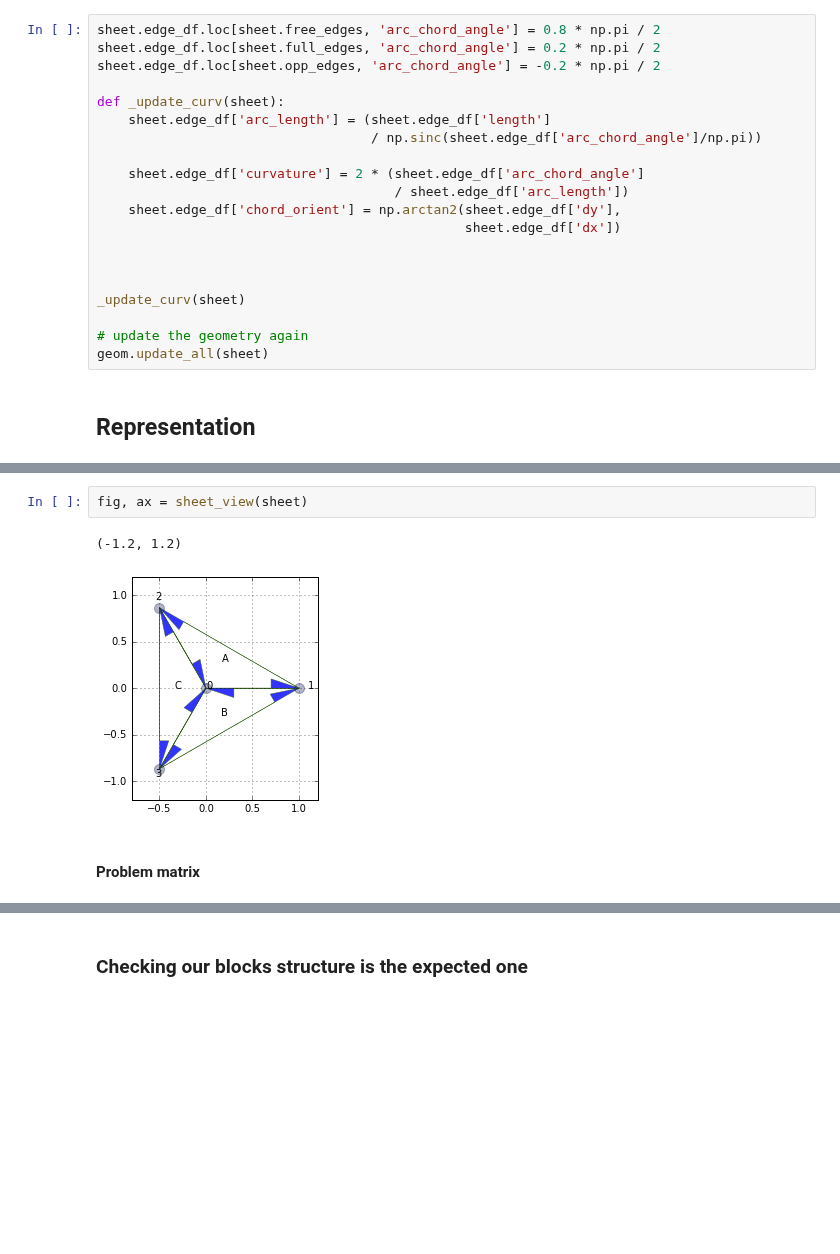
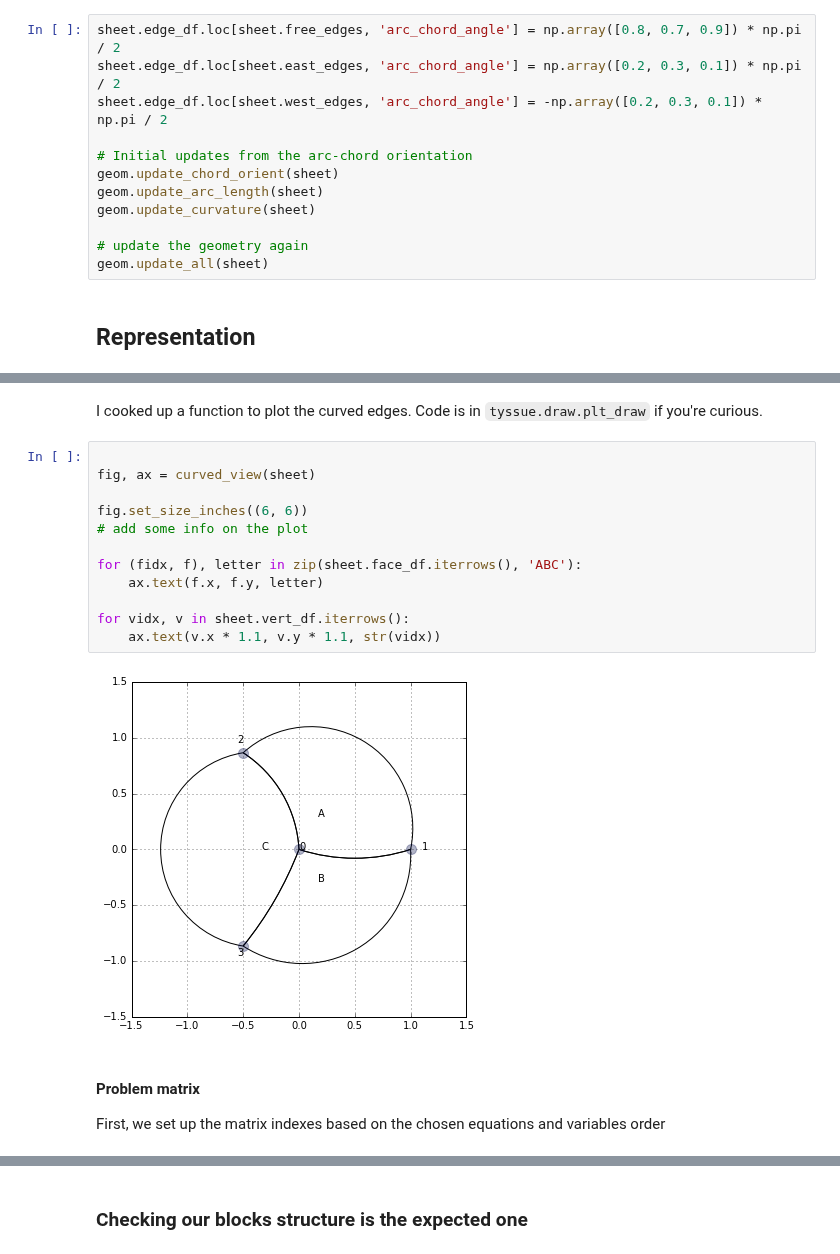
Before and after one commit to glyg/notebooks, a Jupyter notebook: tyssue/Rheology/Equations.ipynb, the cells around one changed output, grey strips where cells are left out. Cells and saved outputs as stored; diff of their text form; blank space fills up the shorter version.

```diff
--- a/tyssue/Rheology/Equations.ipynb
+++ b/tyssue/Rheology/Equations.ipynb
@@ -319,22 +314,14 @@ geom.update_all(sheet)
 Here we give values to $\alpha_{ij}$ and compute the curvature from
 those.
 # %%
-sheet.edge_df.loc[sheet.free_edges, 'arc_chord_angle'] = 0.8 * np.pi / 2
-sheet.edge_df.loc[sheet.full_edges, 'arc_chord_angle'] = 0.2 * np.pi / 2
-sheet.edge_df.loc[sheet.opp_edges, 'arc_chord_angle'] = -0.2 * np.pi / 2
+sheet.edge_df.loc[sheet.free_edges, 'arc_chord_angle'] = np.array([0.8, 0.7, 0.9]) * np.pi / 2
+sheet.edge_df.loc[sheet.east_edges, 'arc_chord_angle'] = np.array([0.2, 0.3, 0.1]) * np.pi / 2
+sheet.edge_df.loc[sheet.west_edges, 'arc_chord_angle'] = -np.array([0.2, 0.3, 0.1]) * np.pi / 2
 
-def _update_curv(sheet):
-    sheet.edge_df['arc_length'] = (sheet.edge_df['length']
-                                   / np.sinc(sheet.edge_df['arc_chord_angle']/np.pi))
-
-    sheet.edge_df['curvature'] = 2 * (sheet.edge_df['arc_chord_angle']
-                                      / sheet.edge_df['arc_length'])
-    sheet.edge_df['chord_orient'] = np.arctan2(sheet.edge_df['dy'],
-                                               sheet.edge_df['dx'])
-
-
-
-_update_curv(sheet)
+# Initial updates from the arc-chord orientation
+geom.update_chord_orient(sheet)
+geom.update_arc_length(sheet)
+geom.update_curvature(sheet)
 
 # update the geometry again
 geom.update_all(sheet)
@@ -417,10 +330,25 @@ for vidx, v in sheet.vert_df.iterrows():
-# %%
-fig, ax = sheet_view(sheet)
-# %% [output]
-(-1.2, 1.2)
-[figure, removed]
-# %% [markdown]
-#### Problem matrix
+# %% [markdown]
+I cooked up a function to plot the curved edges. Code is in `tyssue.draw.plt_draw` if you're curious.
+# %%
+
+fig, ax = curved_view(sheet)
+
+fig.set_size_inches((6, 6))
+# add some info on the plot
+
+for (fidx, f), letter in zip(sheet.face_df.iterrows(), 'ABC'):
+    ax.text(f.x, f.y, letter)
+
+for vidx, v in sheet.vert_df.iterrows():
+    ax.text(v.x * 1.1, v.y * 1.1, str(vidx))
+# %% [output]
+[figure, added]
+# %% [markdown]
+#### Problem matrix
+
+
+
+First, we set up the matrix indexes based on the chosen equations and variables order
 # %%
 from collections import OrderedDict
 from scipy import sparse
```
Also changed, not shown: parts of 41 cells of this notebook.
